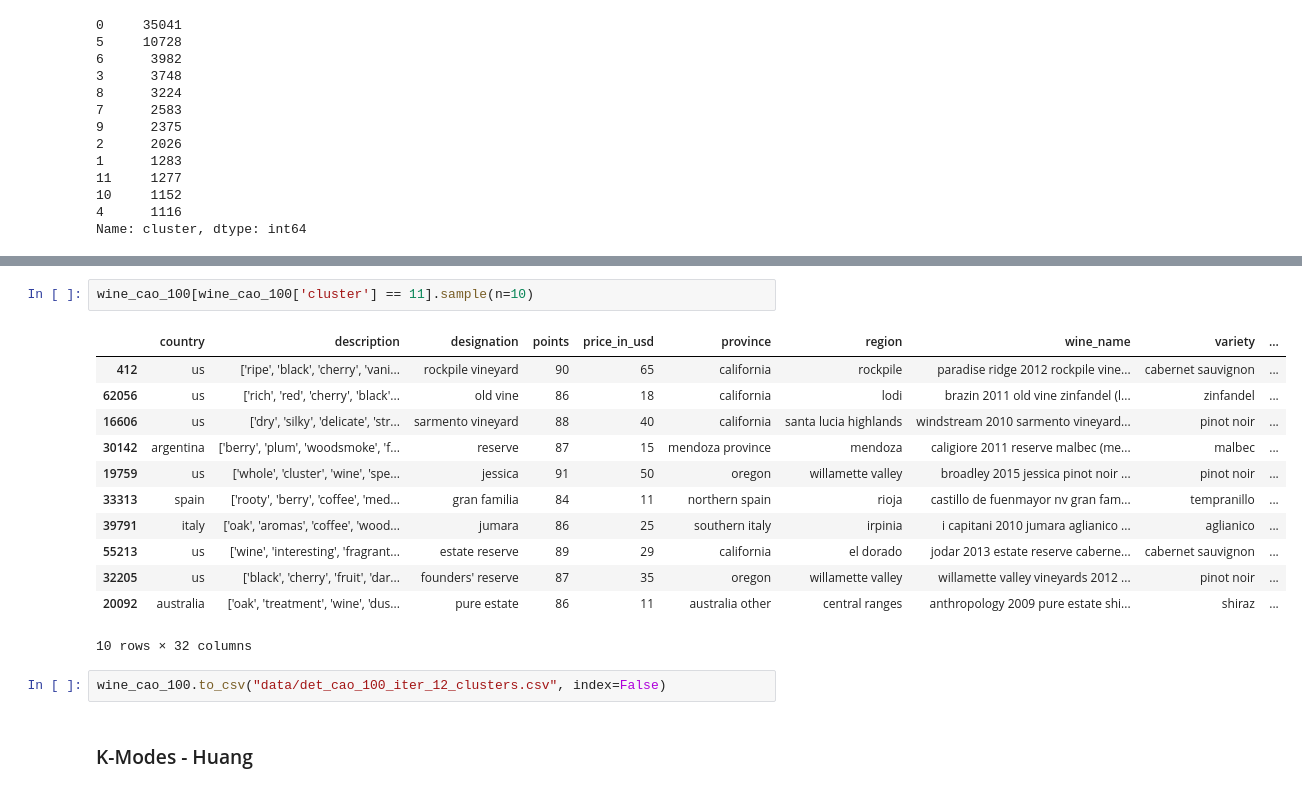
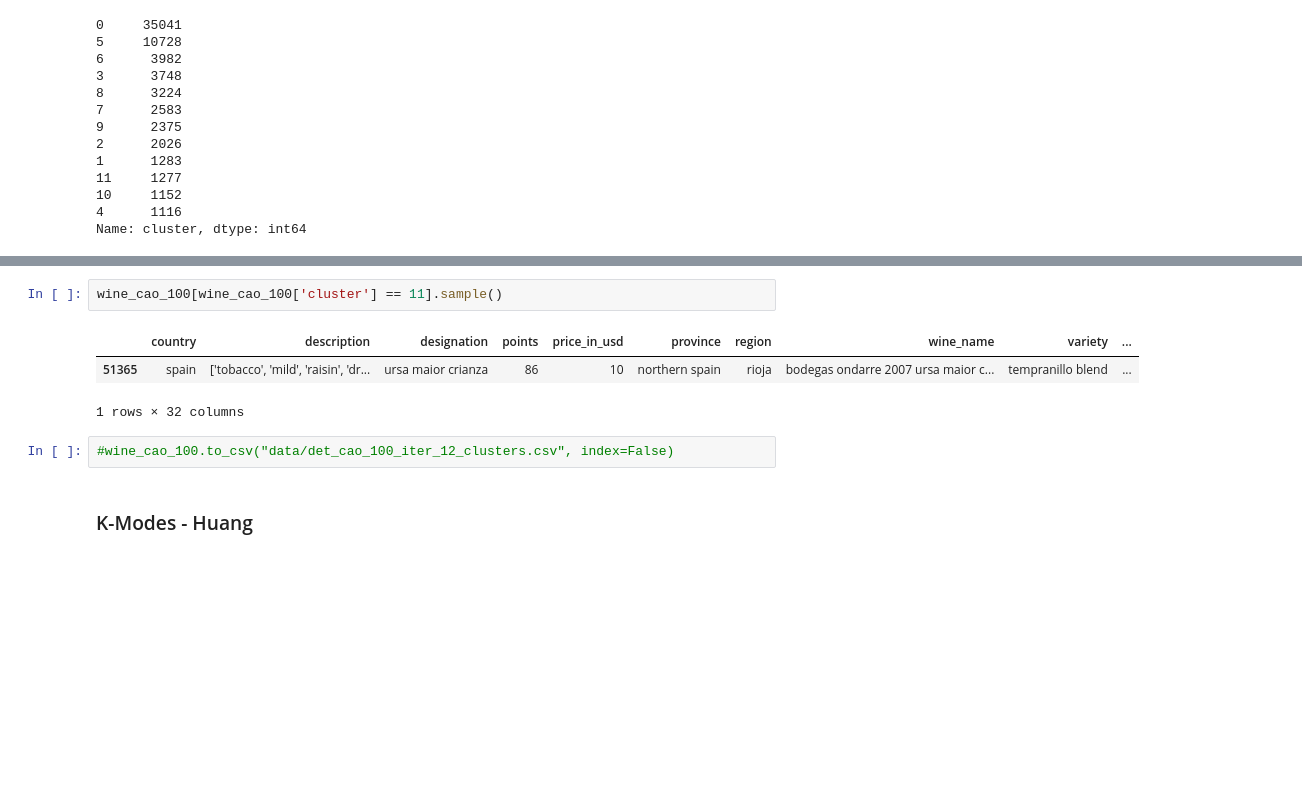
Before and after one commit to MagdalenaBlasky/Final_Project, a Jupyter notebook: Wine_Recommender_Clustering.ipynb, the cells around one changed output, grey strips where cells are left out. Cells and saved outputs as stored; diff of their text form; blank space fills up the shorter version.

```diff
--- a/Wine_Recommender_Clustering.ipynb
+++ b/Wine_Recommender_Clustering.ipynb
@@ -503,20 +475,11 @@ with sns.axes_style("white"):
 # %%
-wine_cao_100[wine_cao_100['cluster'] == 11].sample(n=10)
+wine_cao_100[wine_cao_100['cluster'] == 11].sample()
 # %% [output]
 |  | country | description | designation | points | price_in_usd | province | region | wine_name | variety | ... |
-| 412 | us | ['ripe', 'black', 'cherry', 'vani... | rockpile vineyard | 90 | 65 | california | rockpile | paradise ridge 2012 rockpile vine... | cabernet sauvignon | ... |
-| 62056 | us | ['rich', 'red', 'cherry', 'black'... | old vine | 86 | 18 | california | lodi | brazin 2011 old vine zinfandel (l... | zinfandel | ... |
-| 16606 | us | ['dry', 'silky', 'delicate', 'str... | sarmento vineyard | 88 | 40 | california | santa lucia highlands | windstream 2010 sarmento vineyard... | pinot noir | ... |
-| 30142 | argentina | ['berry', 'plum', 'woodsmoke', 'f... | reserve | 87 | 15 | mendoza province | mendoza | caligiore 2011 reserve malbec (me... | malbec | ... |
-| 19759 | us | ['whole', 'cluster', 'wine', 'spe... | jessica | 91 | 50 | oregon | willamette valley | broadley 2015 jessica pinot noir ... | pinot noir | ... |
-| 33313 | spain | ['rooty', 'berry', 'coffee', 'med... | gran familia | 84 | 11 | northern spain | rioja | castillo de fuenmayor nv gran fam... | tempranillo | ... |
-| 39791 | italy | ['oak', 'aromas', 'coffee', 'wood... | jumara | 86 | 25 | southern italy | irpinia | i capitani 2010 jumara aglianico ... | aglianico | ... |
-| 55213 | us | ['wine', 'interesting', 'fragrant... | estate reserve | 89 | 29 | california | el dorado | jodar 2013 estate reserve caberne... | cabernet sauvignon | ... |
-| 32205 | us | ['black', 'cherry', 'fruit', 'dar... | founders' reserve | 87 | 35 | oregon | willamette valley | willamette valley vineyards 2012 ... | pinot noir | ... |
-| 20092 | australia | ['oak', 'treatment', 'wine', 'dus... | pure estate | 86 | 11 | australia other | central ranges | anthropology 2009 pure estate shi... | shiraz | ... |
+| 51365 | spain | ['tobacco', 'mild', 'raisin', 'dr... | ursa maior crianza | 86 | 10 | northern spain | rioja | bodegas ondarre 2007 ursa maior c... | tempranillo blend | ... |
-10 rows × 32 columns
+1 rows × 32 columns
 # %%
-wine_cao_100.to_csv("data/det_cao_100_iter_12_clusters.csv", index=False)
+#wine_cao_100.to_csv("data/det_cao_100_iter_12_clusters.csv", index=False)
 # %% [markdown]
 ### K-Modes - Huang
 # %%
```
Also changed, not shown: parts of 22 cells of this notebook, 11 other files.
